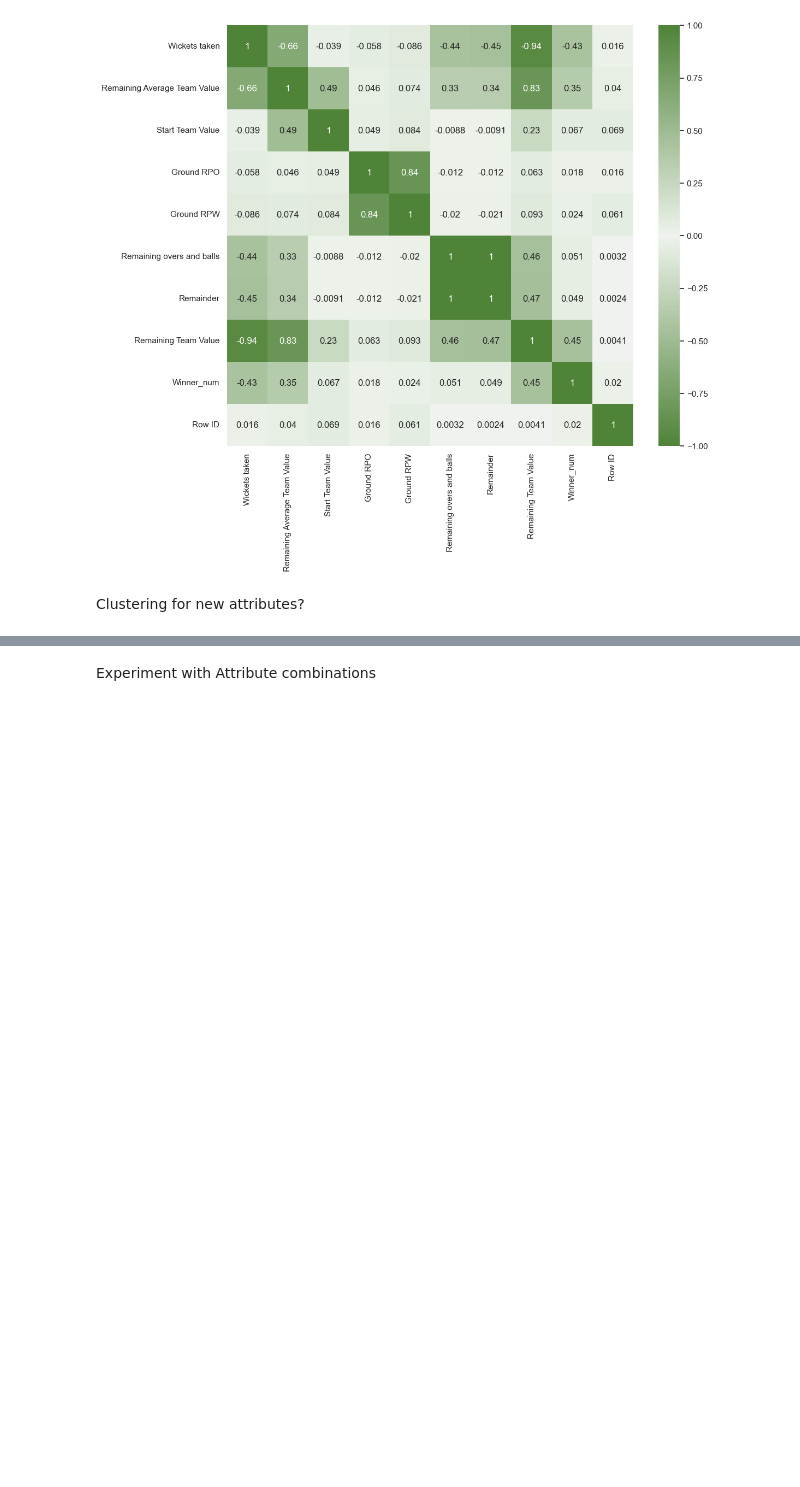
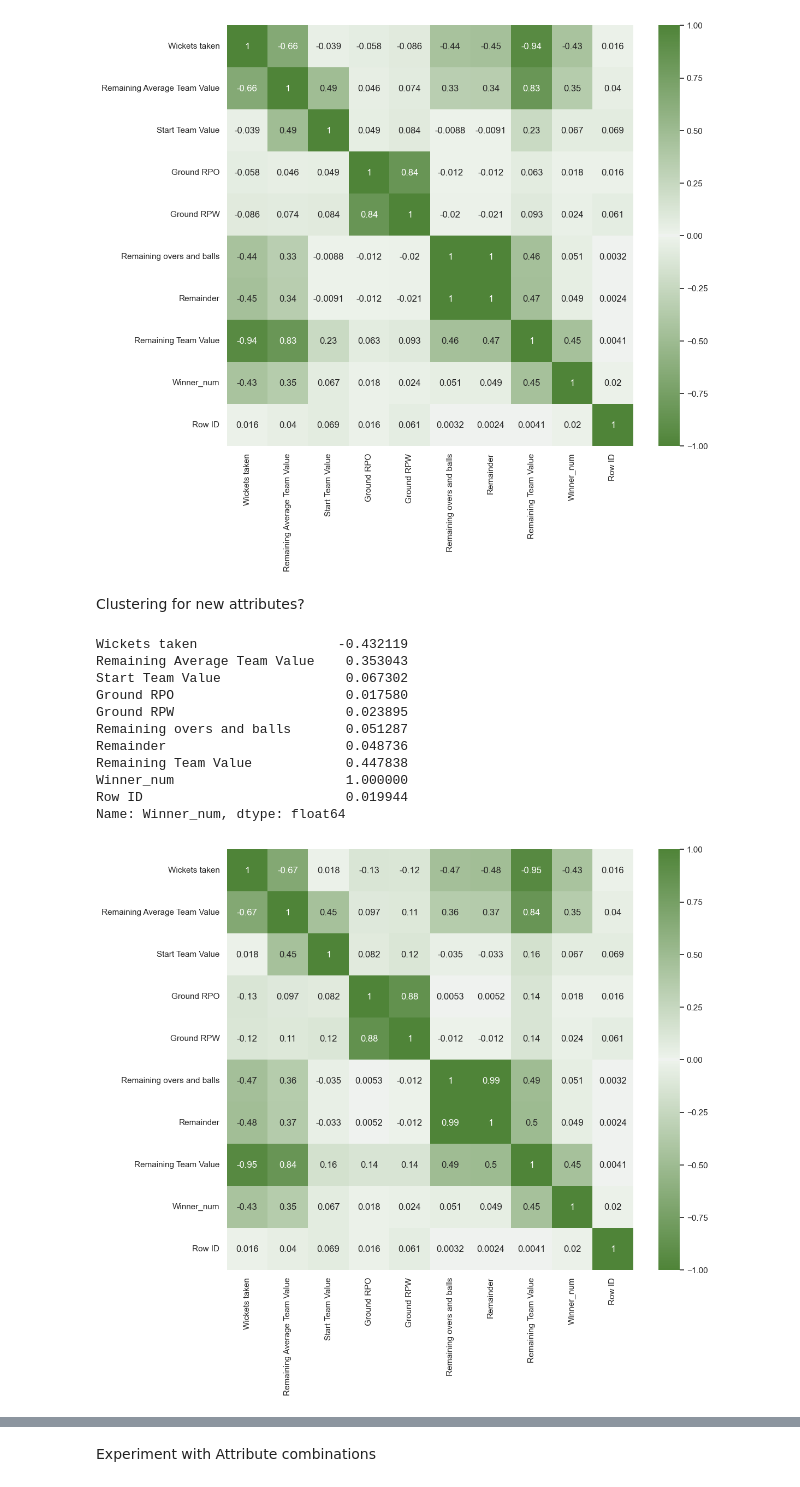
Before and after one commit to Swalke20/DLS_Project, a Jupyter notebook: Project_visualisation.ipynb, the cells around one changed output, grey strips where cells are left out. Saved outputs shown, nothing was run; the diff lists cells and outputs as text; code cells hidden in the pictures; blank space fills up the shorter version.

```diff
--- a/Project_visualisation.ipynb
+++ b/Project_visualisation.ipynb
@@ -613,3 +613,15 @@ data_train_standard_scaled
+# %%
+#Non smote
+data_train_min_max_scaled = scaling(data_train_lognorm_df, MinMaxScaler)
+data_train_standard_scaled = scaling(data_train_lognorm_df, StandardScaler)
+
+#Smote min
+data_train_min_max_scaled_SMOTEmin_df = scaling(data_train_lognorm_SMOTEmin_df, MinMaxScaler)
+data_train_standard_scaled_SMOTEmin_df = scaling(data_train_lognorm_SMOTEmin_df, StandardScaler)
+
+#Smote auto
+data_train_min_max_scaled_SMOTEauto_df = scaling(data_train_lognorm_SMOTEauto_df, MinMaxScaler)
+data_train_standard_scaled_SMOTEauto_df = scaling(data_train_lognorm_SMOTEauto_df, StandardScaler)
 # %%
 corr(data_train_min_max_scaled, 'pearson')['Winner_num']
 # %% [output]
@@ -642,3 +654,18 @@ Name: Winner_num, dtype: float64
 [figure]
 # %% [markdown]
 Clustering for new attributes?
+# %%
+corr(data_train_min_max_scaled_SMOTEmin_df, 'pearson')['Winner_num']
+# %% [output]
+Wickets taken                  -0.432119
+Remaining Average Team Value    0.353043
+Start Team Value                0.067302
+Ground RPO                      0.017580
+Ground RPW                      0.023895
+Remaining overs and balls       0.051287
+Remainder                       0.048736
+Remaining Team Value            0.447838
+Winner_num                      1.000000
+Row ID                          0.019944
+Name: Winner_num, dtype: float64
+[figure, added]
```
Also changed, not shown: parts of 12 cells of this notebook.
